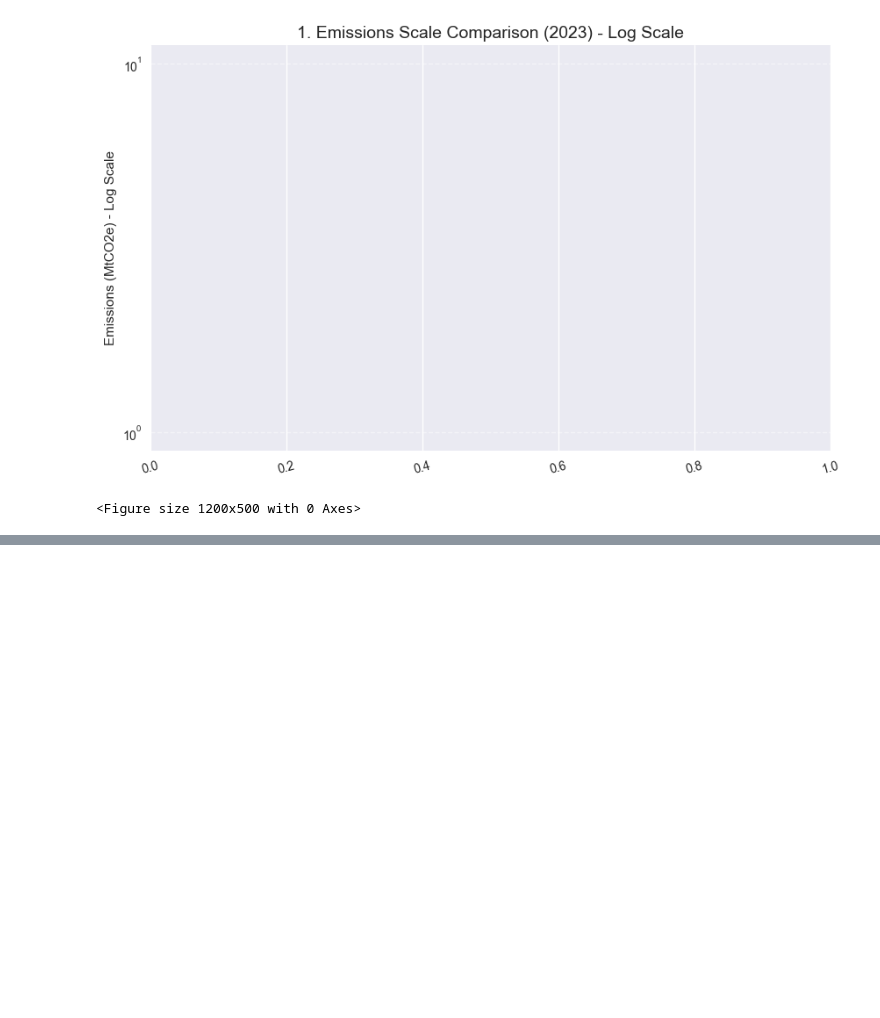
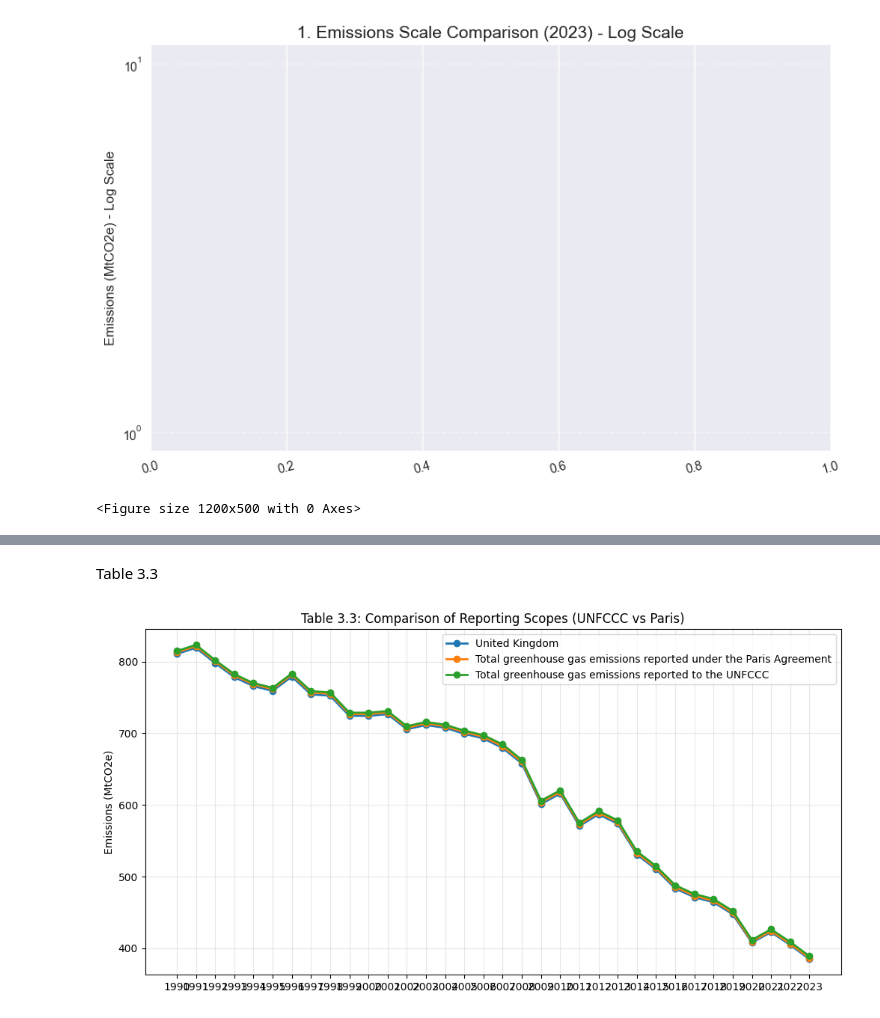
Before and after one commit to Shreyasrs23/UK-Carbon-Emissions-Data-Mining-Project, a Jupyter notebook: Data_Exploration.ipynb, the cells around one changed output, grey strips where cells are left out. Saved outputs shown, nothing was run; the diff lists cells and outputs as text; code cells hidden in the pictures; blank space fills up the shorter version.

```diff
--- a/Data_Exploration.ipynb
+++ b/Data_Exploration.ipynb
@@ -1233,0 +1289,38 @@ Data Loaded Successfully. Regions found: []
+# %% [markdown]
+Table 3.3
+# %%
+# === TABLE 3.3 ANALYSIS ===
+import pandas as pd
+import matplotlib.pyplot as plt
+
+file_path = 'final-greenhouse-gas-emissions-tables-2023.xlsx'
+
+# 1. Robust Load
+df_raw = pd.read_excel(file_path, sheet_name='3.3', header=None, nrows=20)
+header_idx = None
+for i, row in df_raw.iterrows():
+    if row.astype(str).str.contains('Geographic coverage', case=False).any():
+        header_idx = i
+        break
+df = pd.read_excel(file_path, sheet_name='3.3', header=header_idx)
+
+# 2. Cleaning
+df.columns = [str(c).strip() for c in df.columns]
+df.set_index('Geographic coverage', inplace=True)
+year_cols = [c for c in df.columns if str(c).replace('.', '').isdigit()]
+df_ts = df[year_cols].apply(pd.to_numeric, errors='coerce')
+
+# 3. Visualization
+plt.figure(figsize=(12, 6))
+for idx in df_ts.index:
+    # Skip totals if you want to see breakdown, or plot select rows
+    if 'Total' in str(idx) or 'United Kingdom' in str(idx):
+        plt.plot(df_ts.columns, df_ts.loc[idx], label=idx, linewidth=2, marker='o')
+
+plt.title('Table 3.3: Comparison of Reporting Scopes (UNFCCC vs Paris)')
+plt.ylabel('Emissions (MtCO2e)')
+plt.legend()
+plt.grid(True, alpha=0.3)
+plt.show()
+# %% [output]
+[figure, added]
```
Also changed, not shown: parts of 14 cells of this notebook, 1 other file.
